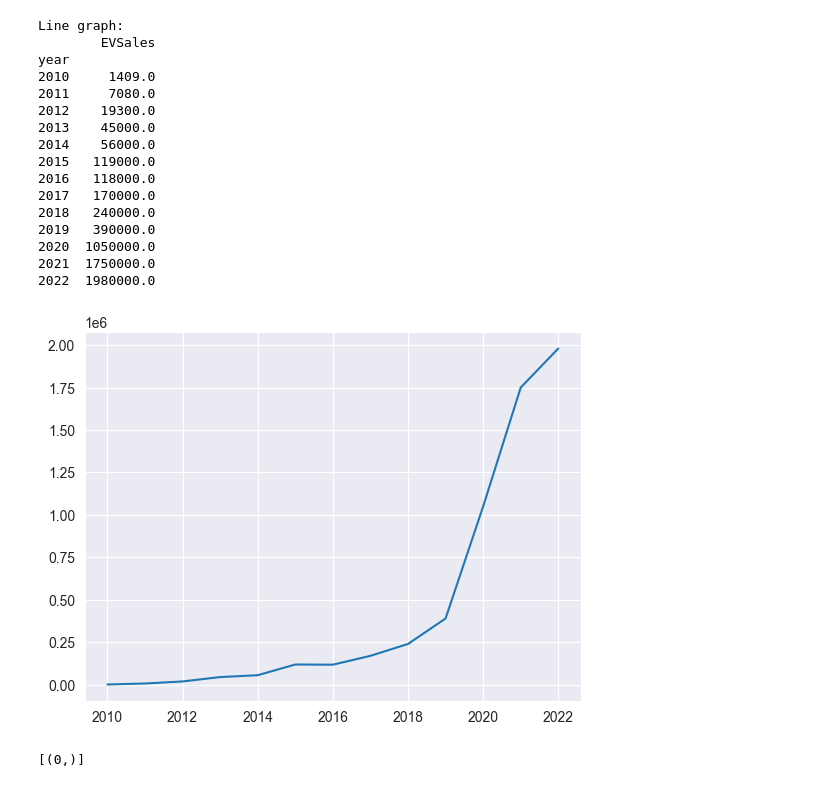
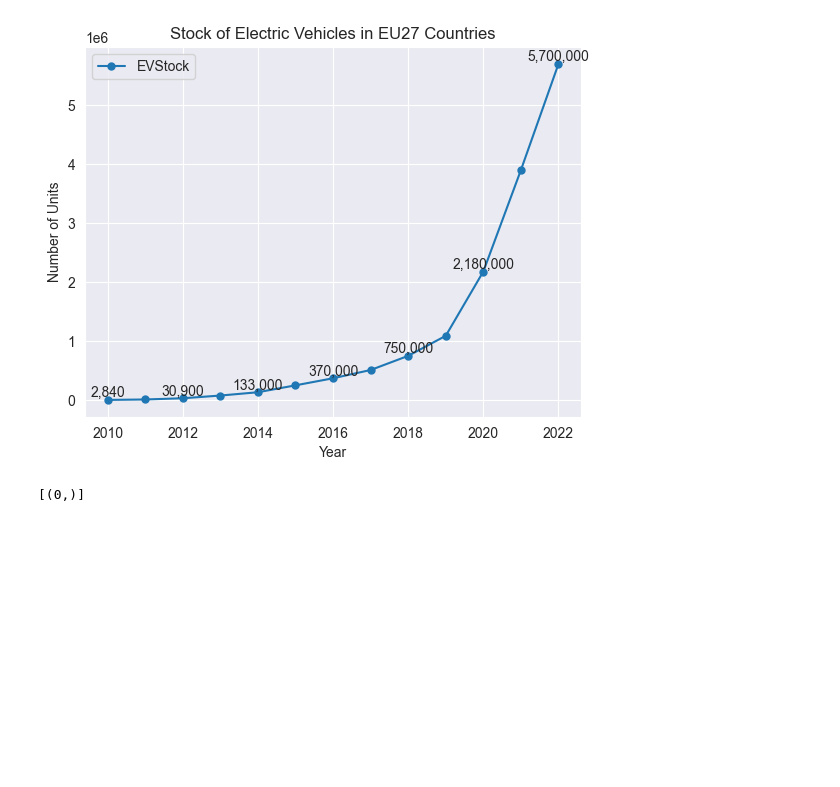
Before and after one commit to BrianRiera/CA_Database-Analytics, a Jupyter notebook: EV Sales.ipynb, the cells around one changed output. Saved outputs shown, nothing was run; the diff lists cells and outputs as text; code cells hidden in the pictures; blank space fills up the shorter version.

```diff
--- a/EV Sales.ipynb
+++ b/EV Sales.ipynb
@@ -1,36 +1,28 @@
 # %%
 import pandas as pd
 import matplotlib.pyplot as plt
 
 df = pd.read_csv("IEA Global EV Data 2023.csv")
 
-result = df.loc[(df['region'] == 'EU27') & (df['category'] == 'Historical') & (df['parameter'] == 'EV sales') & (df['mode'] == 'Cars') ].groupby(["year"]).agg(EVSales=('value', 'sum'))
+result = df.loc[(df['region'] == 'EU27') & (df['category'] == 'Historical') & (df['parameter'] == 'EV stock') & (df['mode'] == 'Cars') ].groupby(["year"]).agg(EVStock=('value', 'sum'))
 
 # plotting a line graph
-print("Line graph: ")
-print(result)
 fig, ax = plt.subplots()
-ax.plot(result)
 
+n = 2 # Variable to Adjust the data point marking gaps
+ax.plot(result.index, result['EVStock'], marker='o', markersize=5, label='EVStock')
+
+for i, (year, ev_stock) in enumerate(result['EVStock'].items()):
+    if i % n == 0:
+        ax.text(year, ev_stock, "{:,.0f}".format(ev_stock), ha="center", va="bottom")
+
+plt.xlabel('Year')
+plt.ylabel('Number of Units')
+plt.legend()
+plt.title("Stock of Electric Vehicles in EU27 Countries")
 plt.show()
 # %% [output]
-Line graph:
-        EVSales
-year
-2010     1409.0
-2011     7080.0
-2012    19300.0
-2013    45000.0
-2014    56000.0
-2015   119000.0
-2016   118000.0
-2017   170000.0
-2018   240000.0
-2019   390000.0
-2020  1050000.0
-2021  1750000.0
-2022  1980000.0
-[figure, old version]
+[figure, new version]
 # %%
 import psycopg2
 
```
Also changed, not shown: parts of 3 cells of this notebook, 2 other files.
